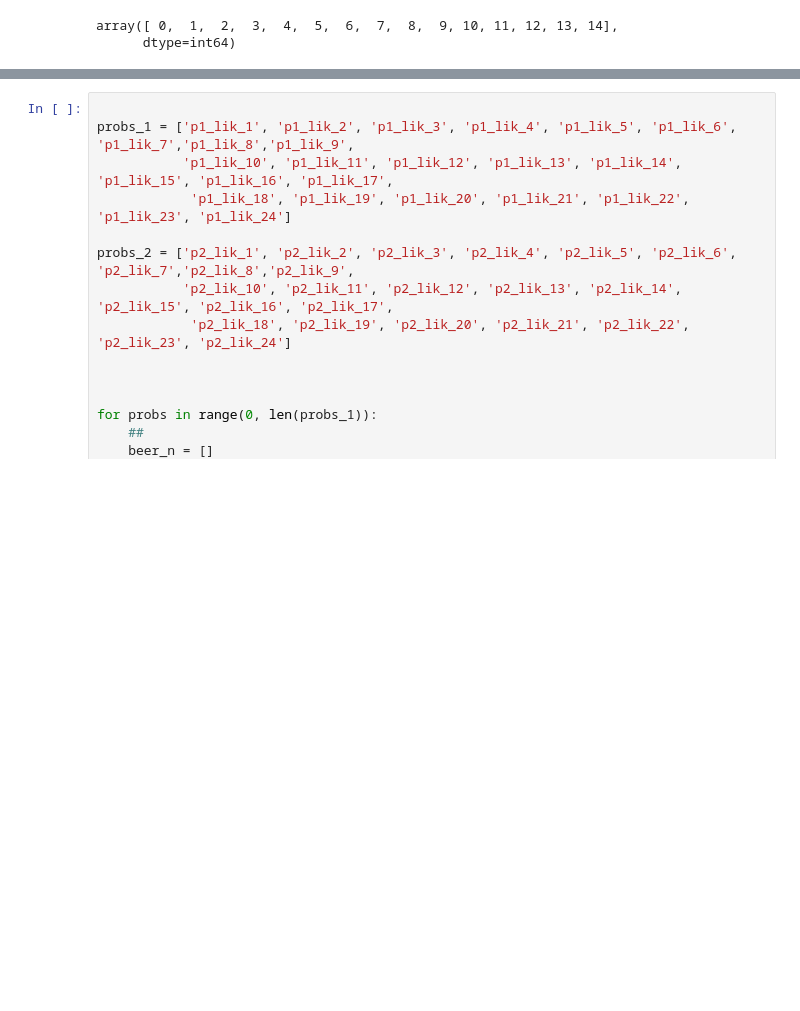
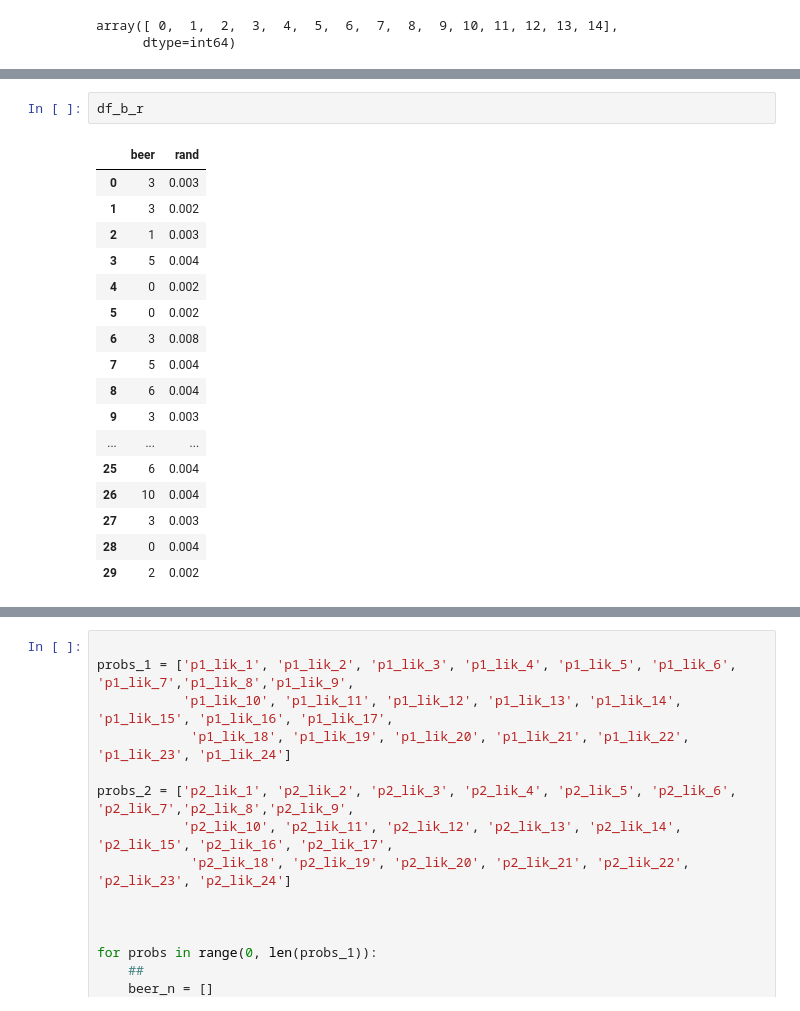
Before and after one commit to davidbestue/Retreat_2019, a Jupyter notebook: R_S_P/Analysis_rsp_alcohol.ipynb, the cells around one changed output, grey strips where cells are left out. Drawn from its saved outputs; the diff is of its cells as text; blank space fills up the shorter version.

```diff
--- a/R_S_P/Analysis_rsp_alcohol.ipynb
+++ b/R_S_P/Analysis_rsp_alcohol.ipynb
@@ -125,6 +129,26 @@ Covariance Type:            nonrobust
 
 Warnings:
 [1] Standard Errors assume that the covariance matrix of the errors is correctly specified.
+# %%
+df_b_r
+# %% [output]
+|  | beer | rand |
+| 0 | 3 | 0.003 |
+| 1 | 3 | 0.002 |
+| 2 | 1 | 0.003 |
+| 3 | 5 | 0.004 |
+| 4 | 0 | 0.002 |
+| 5 | 0 | 0.002 |
+| 6 | 3 | 0.008 |
+| 7 | 5 | 0.004 |
+| 8 | 6 | 0.004 |
+| 9 | 3 | 0.003 |
+| ... | ... | ... |
+| 25 | 6 | 0.004 |
+| 26 | 10 | 0.004 |
+| 27 | 3 | 0.003 |
+| 28 | 0 | 0.004 |
+| 29 | 2 | 0.002 |
 # %%
 
 ## lluis
```
Also changed, not shown: parts of 6 cells of this notebook, 1 other file.
